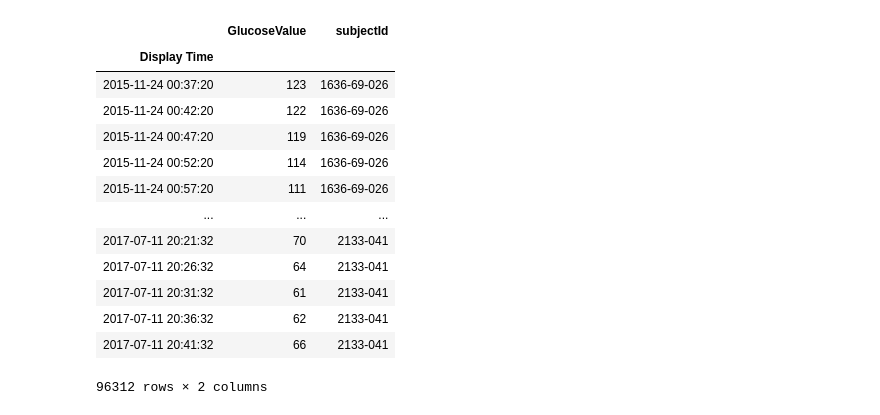
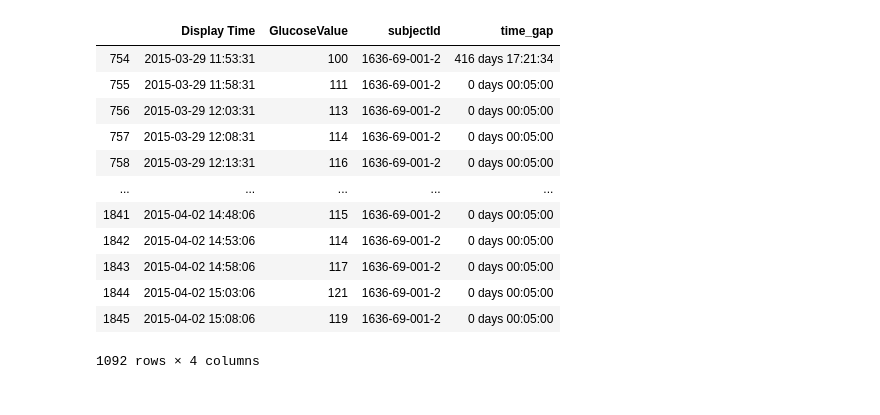
Before and after one commit to snehG0205/NCSA_genomics, a Jupyter notebook: Python - notebooks/Scratchpad.ipynb, the cells around one changed output. Drawn from its saved outputs; the diff is of its cells as text; code cells hidden in the pictures.

```diff
--- a/Python - notebooks/Scratchpad.ipynb
+++ b/Python - notebooks/Scratchpad.ipynb
@@ -23,21 +75,0 @@ data
-# %%
-data['time_gap'] = data['Display Time']- data['Display Time'].shift(1)
-meta = pd.read_csv('~/Desktop/NCSA_Genomics/Data/Hall_meta.csv')
-data_description = pd.DataFrame()
-for subjectId, df in data.groupby('subjectId'):
-    subj_id = str(subjectId)
-    temp = meta[meta["ID"]==subjectId]
-    status = str(temp["status"].values[0])
-    l_of_r = df['GlucoseValue'].count()
-    maxGV = str(df['GlucoseValue'].max())
-    minGV = str(df['GlucoseValue'].min())
-    meanGV = round(df['GlucoseValue'].mean(),3)
-    miss_val = len(df[df["time_gap"]>str("00:05:00")])
-    P_miss_val = round(100*(len(df[df["time_gap"]>str("00:05:10")])/df['GlucoseValue'].count()),2)
-    days = df['Display Time'].iloc[-1]-df['Display Time'].iloc[0]
-    start_time = str(df['Display Time'].iloc[0])
-    end_time = str(df['Display Time'].iloc[-1])
-    temp_df = pd.DataFrame({'Subject ID':[subj_id], 'Status':[status], 'Length of readings':[l_of_r], 'Max. Glucose Value':[maxGV], 'Mean Glucose Value':[meanGV], 'Missing Values':[miss_val], 'Percent of missing values':[P_miss_val], 'Days':[days],'Start':[start_time],'End':[end_time]})
-    data_description = pd.concat([temp_df,data_description],ignore_index=True)
-
-display(data_description)
@@ -93,3 +75,0 @@ NotebookApp.rate_limit_window=3.0 (secs)
-# %%
-pd.set_option('display.max_rows', 5000)
-data[data['time_gap']>str("00:05:10")]
@@ -252,2 +75,0 @@ plt.show()
-# %%
-data = pd.read_csv("~/Desktop/NCSA_Genomics/Data/data_hall.txt", sep='\t')
@@ -270,19 +75,0 @@ data
-# %%
-data.drop(['Internal Time'], axis=1, inplace=True)
-data = data.set_index(['Display Time'], drop=True)
-data
-# %% [output]
-|  | GlucoseValue | subjectId |
-| Display Time |  |  |
-| 2015-11-24 00:37:20 | 123 | 1636-69-026 |
-| 2015-11-24 00:42:20 | 122 | 1636-69-026 |
-| 2015-11-24 00:47:20 | 119 | 1636-69-026 |
-| 2015-11-24 00:52:20 | 114 | 1636-69-026 |
-| 2015-11-24 00:57:20 | 111 | 1636-69-026 |
-| ... | ... | ... |
-| 2017-07-11 20:21:32 | 70 | 2133-041 |
-| 2017-07-11 20:26:32 | 64 | 2133-041 |
-| 2017-07-11 20:31:32 | 61 | 2133-041 |
-| 2017-07-11 20:36:32 | 62 | 2133-041 |
-| 2017-07-11 20:41:32 | 66 | 2133-041 |
-96312 rows × 2 columns
@@ -290,0 +76,16 @@ data.to_csv("~/Desktop/NCSA_genomics/Data/outputs/Hall_data.csv")
+# %%
+data[data['subjectId']=='1636-69-001-2']
+# %% [output]
+|  | Display Time | GlucoseValue | subjectId | time_gap |
+| 754 | 2015-03-29 11:53:31 | 100 | 1636-69-001-2 | 416 days 17:21:34 |
+| 755 | 2015-03-29 11:58:31 | 111 | 1636-69-001-2 | 0 days 00:05:00 |
+| 756 | 2015-03-29 12:03:31 | 113 | 1636-69-001-2 | 0 days 00:05:00 |
+| 757 | 2015-03-29 12:08:31 | 114 | 1636-69-001-2 | 0 days 00:05:00 |
+| 758 | 2015-03-29 12:13:31 | 116 | 1636-69-001-2 | 0 days 00:05:00 |
+| ... | ... | ... | ... | ... |
+| 1841 | 2015-04-02 14:48:06 | 115 | 1636-69-001-2 | 0 days 00:05:00 |
+| 1842 | 2015-04-02 14:53:06 | 114 | 1636-69-001-2 | 0 days 00:05:00 |
+| 1843 | 2015-04-02 14:58:06 | 117 | 1636-69-001-2 | 0 days 00:05:00 |
+| 1844 | 2015-04-02 15:03:06 | 121 | 1636-69-001-2 | 0 days 00:05:00 |
+| 1845 | 2015-04-02 15:08:06 | 119 | 1636-69-001-2 | 0 days 00:05:00 |
+1092 rows × 4 columns
```
Also changed, not shown: parts of 13 cells of this notebook, 9 other files.
